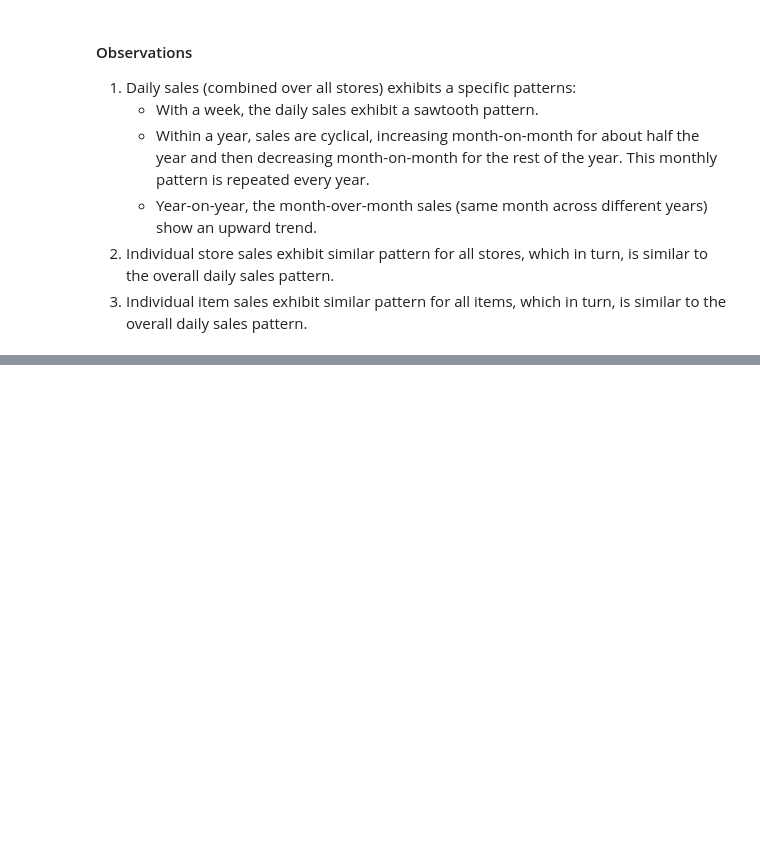
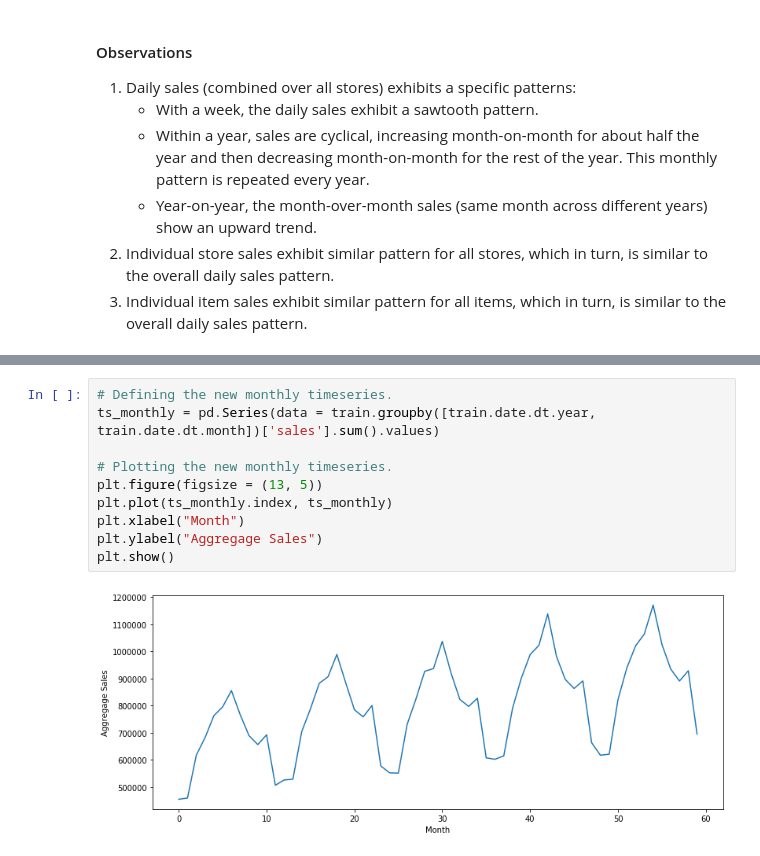
Before and after one commit to sanjeevgadre/Kaggle-Time-Series, a Jupyter notebook: EDA.ipynb, the cells around one changed output, grey strips where cells are left out. Saved outputs shown, nothing was run; the diff lists cells and outputs as text; blank space fills up the shorter version.

```diff
--- a/EDA.ipynb
+++ b/EDA.ipynb
@@ -468,0 +352,12 @@ These insights will form the basis of subseqent work using the SARIMA models
+# %%
+# Defining the new monthly timeseries.
+ts_monthly = pd.Series(data = train.groupby([train.date.dt.year, train.date.dt.month])['sales'].sum().values)
+
+# Plotting the new monthly timeseries.
+plt.figure(figsize = (13, 5))
+plt.plot(ts_monthly.index, ts_monthly)
+plt.xlabel("Month")
+plt.ylabel("Aggregage Sales")
+plt.show()
+# %% [output]
+[figure, added]
```
Also changed, not shown: parts of 22 cells of this notebook, 2 other files.
